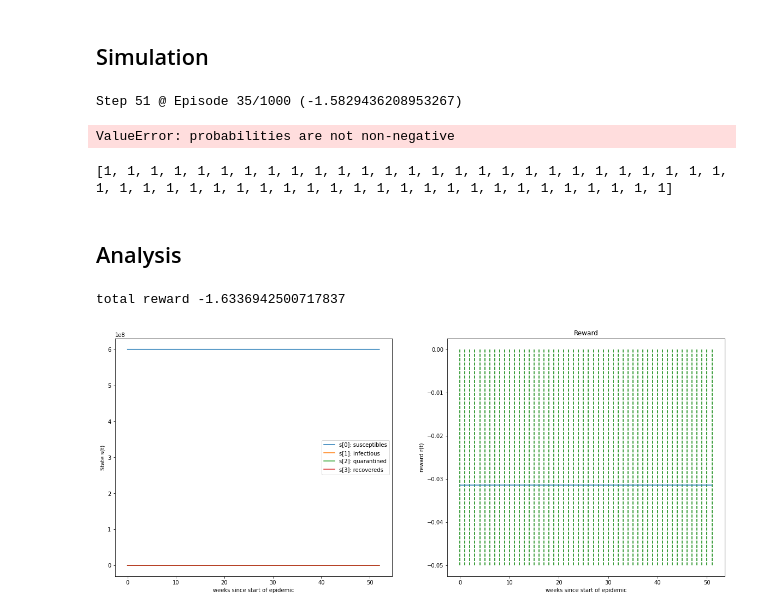
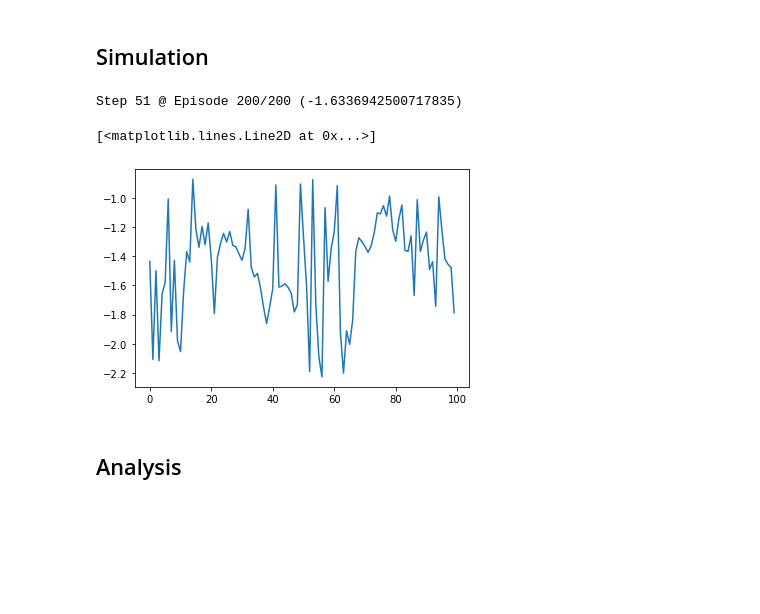
Before and after one commit to erolm-a/ai-coursework-2020, a Jupyter notebook: notebooks/run_qlearning_dl.ipynb, the cells around one changed output. Drawn from its saved outputs; the diff is of its cells as text; code cells hidden in the pictures; blank space fills up the shorter version.

```diff
--- a/notebooks/run_qlearning_dl.ipynb
+++ b/notebooks/run_qlearning_dl.ipynb
@@ -82,7 +86,7 @@ class FunctionApproximator:
         for i in range(env.action_space.n):
             model = Pipeline([
                 ("scaler", StandardScaler().fit(observation_examples)),
-                ("neural_network", MLPRegressor(solver=optimizer, alpha=eta0))
+                ("neural_network", MLPRegressor(solver=optimizer, alpha=eta0, random_state=GLOBAL_SEED))
             ])
 
             # In order to perform training we need to perform active inference in the model.
@@ -117,10 +121,13 @@ class FunctionApproximator:
 
 EpisodeStats = namedtuple("Stats", ["episode_lengths", "episode_rewards"])
 
-def q_learning(env, func_approximator, num_episodes, discount_factor=1.0, epsilon=0.1, epsilon_decay=1.0):
+def q_learning(env, func_approximator, num_episodes, discount_factor=1.0,
+               epsilon=0.1, epsilon_decay=1.0, envs=[virl.Epidemic()]):
     """
     Q-Learning algo for Q-learning using a generic function approximation.
     """
+
+    np.random.seed(GLOBAL_SEED)
 
     stats = EpisodeStats(
         episode_lengths=np.zeros(num_episodes),
@@ -134,6 +141,8 @@ def q_learning(env, func_approximator, num_episodes, discount_factor=1.0, epsilo
 
         last_reward = stats.episode_rewards[i_episode - 1]
 
+        # Choose a random problem to train upon
+        env = np.random.choice(envs)
         state = env.reset()
 
         for t in itertools.count():
@@ -156,7 +165,8 @@ def q_learning(env, func_approximator, num_episodes, discount_factor=1.0, epsilo
 
             func_approximator.update(state, action, td_target)
 
-            print("\rStep {} @ Episode {}/{} ({})".format(t, i_episode + 1, num_episodes, last_reward), end="")
+            print("\rStep {} @ Episode {}/{} ({})               " \
+                  .format(t, i_episode + 1, num_episodes, last_reward), end="")
 
             if done:
                 break
@@ -165,8 +175,8 @@ def q_learning(env, func_approximator, num_episodes, discount_factor=1.0, epsilo
 
     return stats
 # %%
-approximator_dl = FunctionApproximator(hidden_layer_sizes=(100, 50), eta0=0.01)
-stats = q_learning(env, approximator_dl, 1000, epsilon=0.05, epsilon_decay=1.1)
+approximator_dl = FunctionApproximator(hidden_layer_sizes=(50, 50), eta0=0.01)
+envs = [virl.Epidemic(problem_id=i) for i in range(1)]
+stats = q_learning(env, approximator_dl, 200, epsilon=0.2, epsilon_decay=0.98, envs=envs)
 # %% [output]
-Step 51 @ Episode 35/1000 (-1.5829436208953267)
+Step 51 @ Episode 200/200 (-1.6336942500717835)
-ValueError: probabilities are not non-negative
@@ -194,11 +183,7 @@ while not done:
-# %%
-print(action_taken)
-# %% [output]
-[1, 1, 1, 1, 1, 1, 1, 1, 1, 1, 1, 1, 1, 1, 1, 1, 1, 1, 1, 1, 1, 1, 1, 1, 1, 1, 1, 1, 1, 1, 1, 1, 1, 1, 1, 1, 1, 1, 1, 1, 1, 1, 1, 1, 1, 1, 1, 1, 1, 1, 1, 1]
+# %%
+plt.plot(stats[1])
+# %% [output]
+[<matplotlib.lines.Line2D at 0x...>]
+[figure, added]
 # %% [markdown]
 ## Analysis
-# %%
-utils.plot(states, rewards, action_taken)
-# %% [output]
-total reward -1.6336942500717837
-[figure, removed]
```
Also changed, not shown: parts of 3 cells of this notebook, 1 other file.
